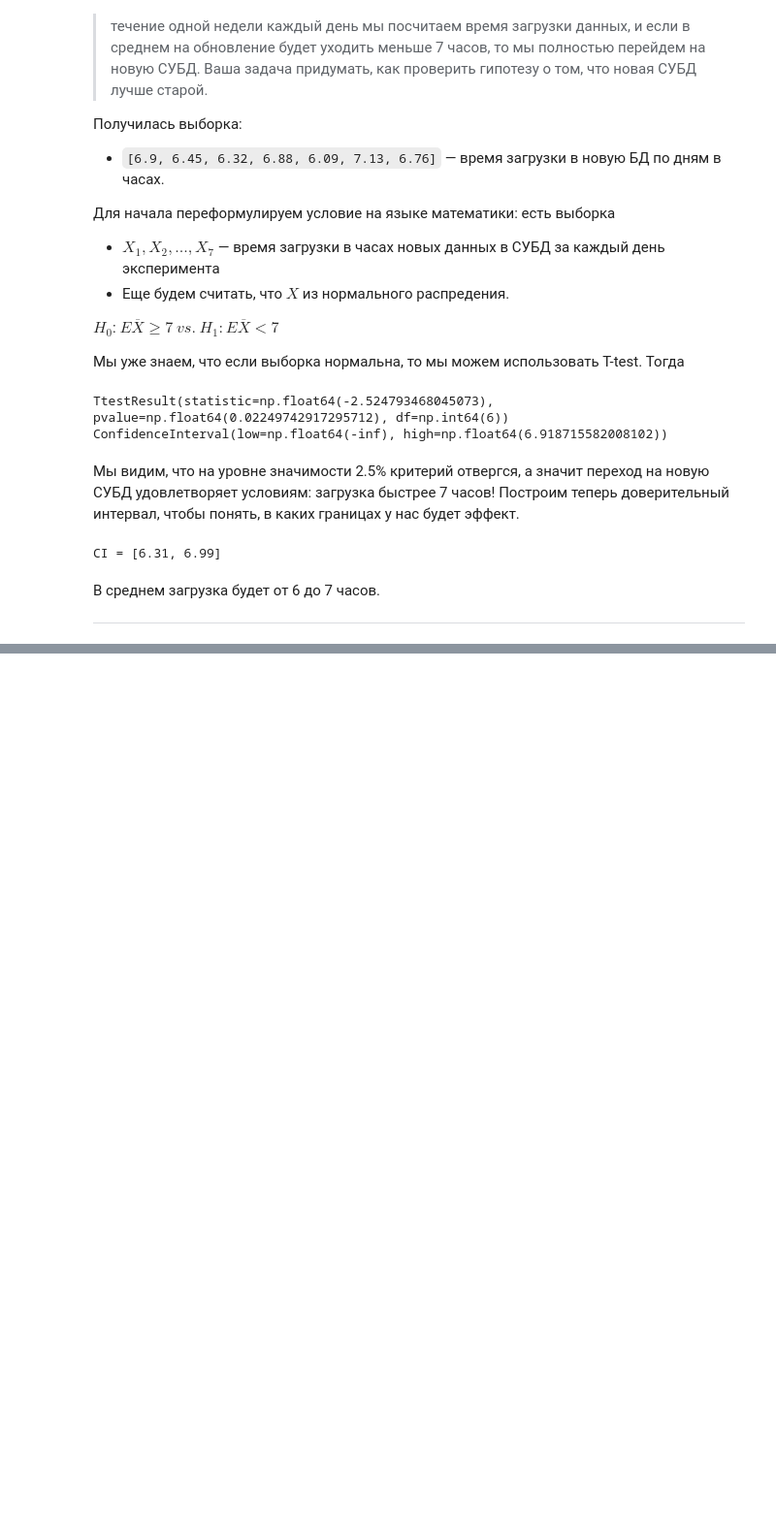
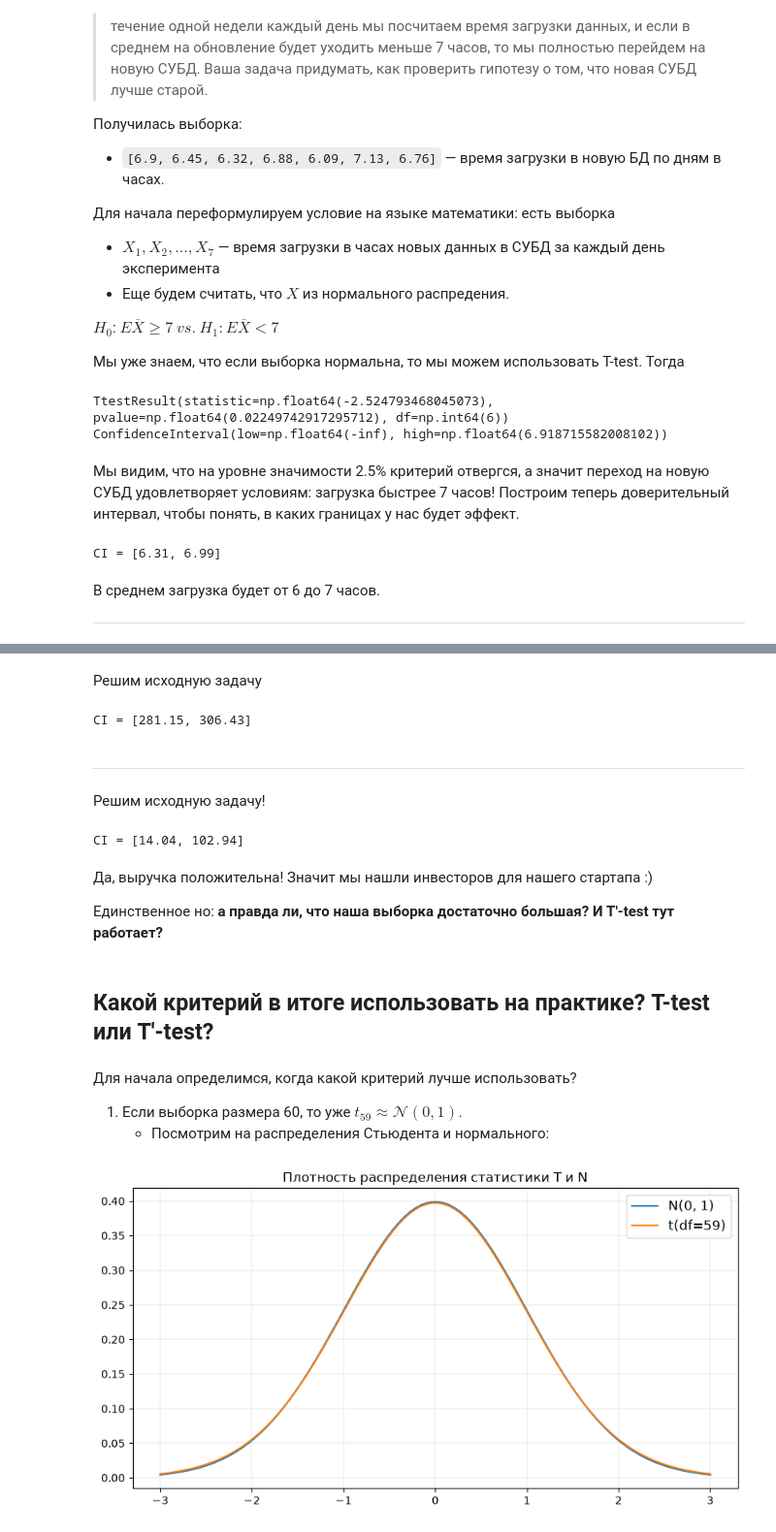
Before and after one commit to NikitaVasilev2003/Applied-statistics, a Jupyter notebook: t_test.ipynb, the cells around one changed output, grey strips where cells are left out. Shown at 97% size. Drawn from its saved outputs; the diff is of its cells as text; code cells hidden in the pictures; blank space fills up the shorter version.

```diff
--- a/t_test.ipynb
+++ b/t_test.ipynb
@@ -456,0 +651,47 @@ CI = [6.31, 6.99]
+# %% [markdown]
+Решим исходную задачу
+# %%
+sample = expon(scale=300).rvs(2000)  # E sample = scale = 300
+left_bound, right_bound = norm.interval(
+    confidence=0.95, loc=numpy.mean(sample), scale=sem(sample)
+)
+print(f"CI = [{round(left_bound, 2)}, {round(right_bound, 2)}]")
+# %% [output]
+CI = [281.15, 306.43]
+# %% [markdown]
+----
+# %% [markdown]
+Решим исходную задачу!
+# %%
+left_bound, right_bound = norm.interval(
+    confidence=0.95, loc=numpy.mean(profits), scale=sem(profits)
+)
+print(f"CI = [{round(left_bound, 2)}, {round(right_bound, 2)}]")
+# %% [output]
+CI = [14.04, 102.94]
+# %% [markdown]
+Да, выручка положительна! Значит мы нашли инвесторов для нашего стартапа :)
+
+Единственное но: **а правда ли, что наша выборка достаточно большая? И T'-test тут работает?**
+# %% [markdown]
+## Какой критерий в итоге использовать на практике? T-test или T'-test?
+# %% [markdown]
+Для начала определимся, когда какой критерий лучше использовать?
+
+1. Если выборка размера 60, то уже $t_{59} \approx \mathcal{N}(0, 1)$.
+    - Посмотрим на распределения Стьюдента и нормального:
+# %%
+df = 59
+t_dist = t(df=df)
+z_dist = norm(loc=0, scale=1)
+
+x = numpy.linspace(-3, 3, 100)
+pyplot.figure(figsize=(10, 5))
+pyplot.title(f"Плотность распределения статистики T и N", fontsize=12)
+pyplot.plot(x, z_dist.pdf(x), label="N(0, 1)")
+pyplot.plot(x, t_dist.pdf(x), label=f"t(df={df})")
+pyplot.legend(fontsize=12)
+pyplot.grid(linewidth=0.2)
+pyplot.show()
+# %% [output]
+[figure, added]
```
Also changed, not shown: parts of 19 cells of this notebook, 1 other file.
